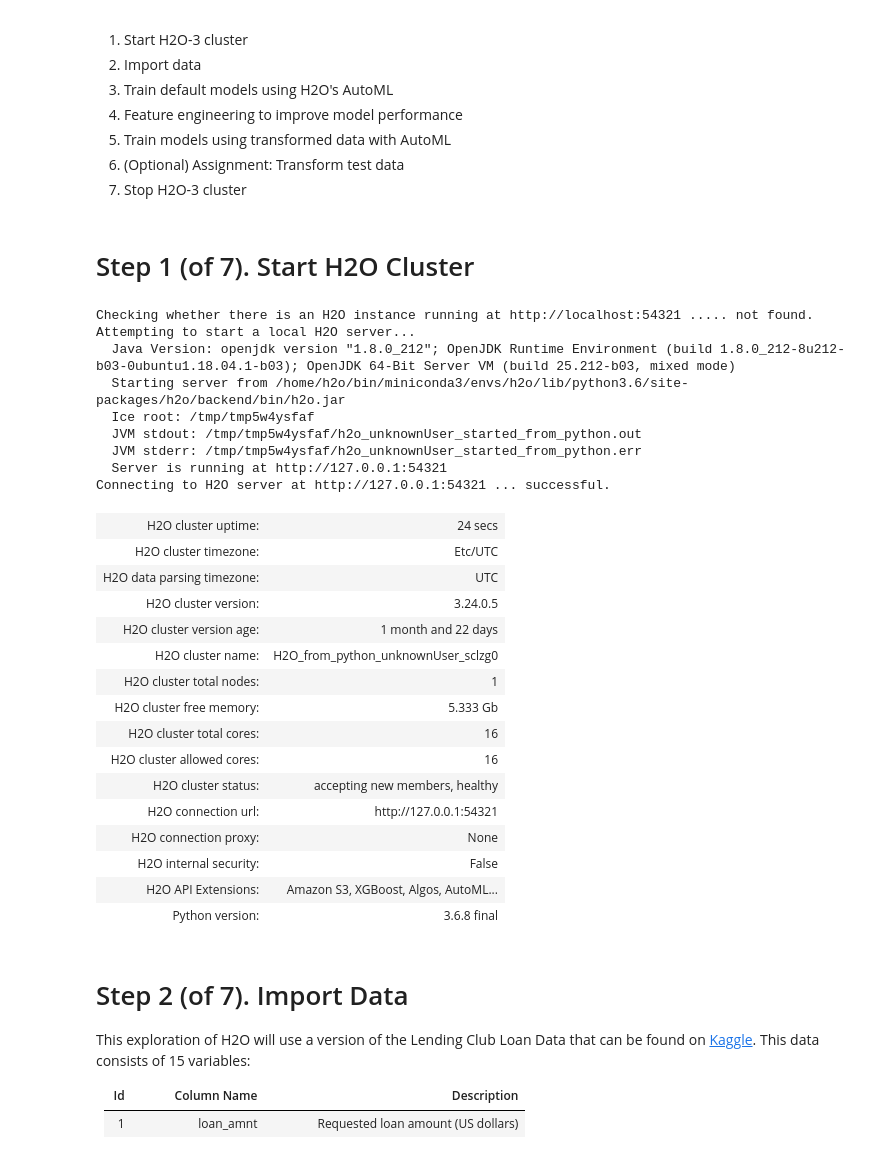
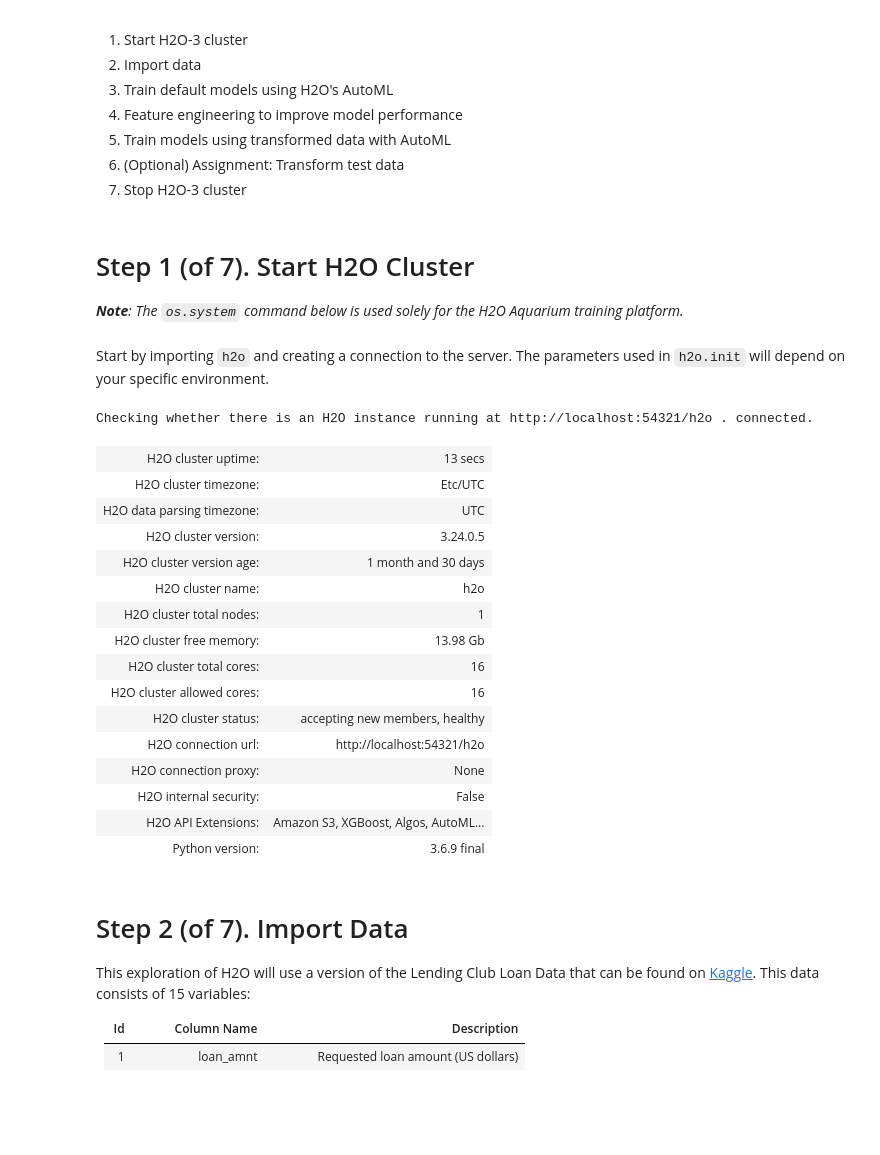
Before and after one commit to davidwhiting/aquarium_h2o3_sw, a Jupyter notebook: contents/h2o-3_hands_on/automl/lending_club_feature_engineering_prerun.ipynb, the cells around one changed output. Cells and saved outputs as stored; diff of their text form; code cells hidden in the pictures; blank space fills up the shorter version.

Commit message:
updated start command

```diff
--- a/contents/h2o-3_hands_on/automl/lending_club_feature_engineering_prerun.ipynb
+++ b/contents/h2o-3_hands_on/automl/lending_club_feature_engineering_prerun.ipynb
@@ -16,3 +16,5 @@ We will highlight feature engineering methods to improve model performance.
 7. Stop H2O-3 cluster
 # %% [markdown]
 # Step 1 (of 7). Start H2O Cluster
+
+_**Note**: The `os.system` command below is used solely for the H2O Aquarium training platform._
@@ -19,32 +25,26 @@ We will highlight feature engineering methods to improve model performance.
+# %% [markdown]
+Start by importing `h2o` and creating a connection to the server. The parameters used in `h2o.init` will depend on your specific environment.
 # %%
 import h2o
-h2o.init(bind_to_localhost = False, max_mem_size = "6g")
+h2o.init(url='http://localhost:54321/h2o', max_mem_size = "6g")
 # %% [output]
-Checking whether there is an H2O instance running at http://localhost:54321 ..... not found.
-Attempting to start a local H2O server...
-  Java Version: openjdk version "1.8.0_212"; OpenJDK Runtime Environment (build 1.8.0_212-8u212-b03-0ubuntu1.18.04.1-b03); OpenJDK 64-Bit Server VM (build 25.212-b03, mixed mode)
-  Starting server from /home/h2o/bin/miniconda3/envs/h2o/lib/python3.6/site-packages/h2o/backend/bin/h2o.jar
-  Ice root: /tmp/tmp5w4ysfaf
-  JVM stdout: /tmp/tmp5w4ysfaf/h2o_unknownUser_started_from_python.out
-  JVM stderr: /tmp/tmp5w4ysfaf/h2o_unknownUser_started_from_python.err
-  Server is running at http://127.0.0.1:54321
-Connecting to H2O server at http://127.0.0.1:54321 ... successful.
+Checking whether there is an H2O instance running at http://localhost:54321/h2o . connected.
-| H2O cluster uptime: | 24 secs |
+| H2O cluster uptime: | 13 secs |
 | H2O cluster timezone: | Etc/UTC |
 | H2O data parsing timezone: | UTC |
 | H2O cluster version: | 3.24.0.5 |
-| H2O cluster version age: | 1 month and 22 days |
-| H2O cluster name: | H2O_from_python_unknownUser_sclzg0 |
+| H2O cluster version age: | 1 month and 30 days |
+| H2O cluster name: | h2o |
 | H2O cluster total nodes: | 1 |
-| H2O cluster free memory: | 5.333 Gb |
+| H2O cluster free memory: | 13.98 Gb |
 | H2O cluster total cores: | 16 |
 | H2O cluster allowed cores: | 16 |
 | H2O cluster status: | accepting new members, healthy |
-| H2O connection url: | http://127.0.0.1:54321 |
+| H2O connection url: | http://localhost:54321/h2o |
 | H2O connection proxy: | None |
 | H2O internal security: | False |
 | H2O API Extensions: | Amazon S3, XGBoost, Algos, AutoML... |
-| Python version: | 3.6.8 final |
+| Python version: | 3.6.9 final |
 # %% [markdown]
 # Step 2 (of 7). Import Data
 
```
Also changed, not shown: parts of 28 cells of this notebook, 5 other files.
